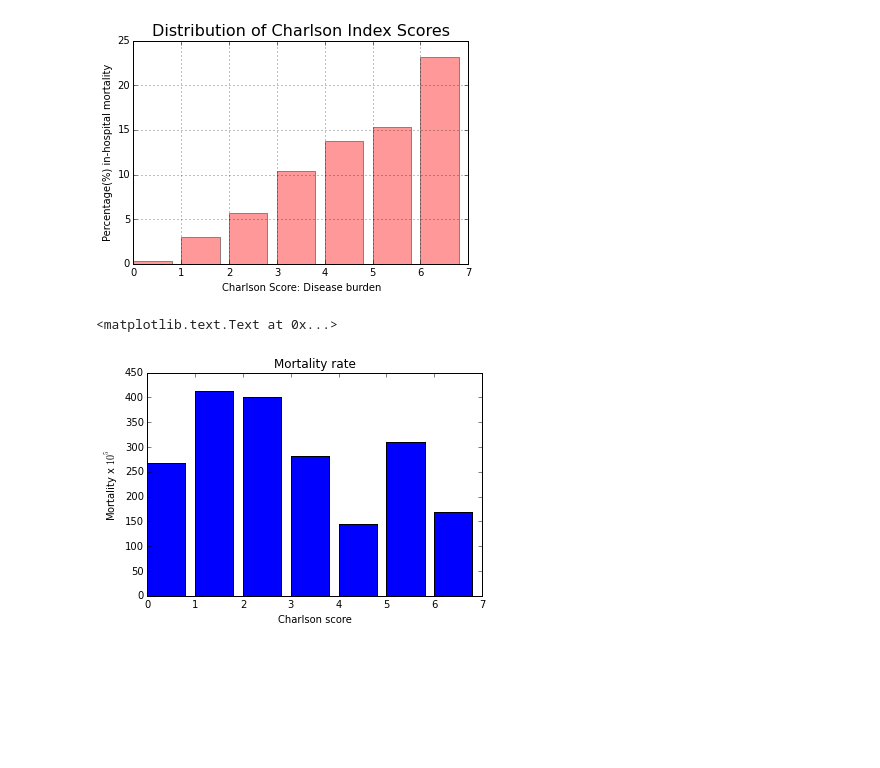
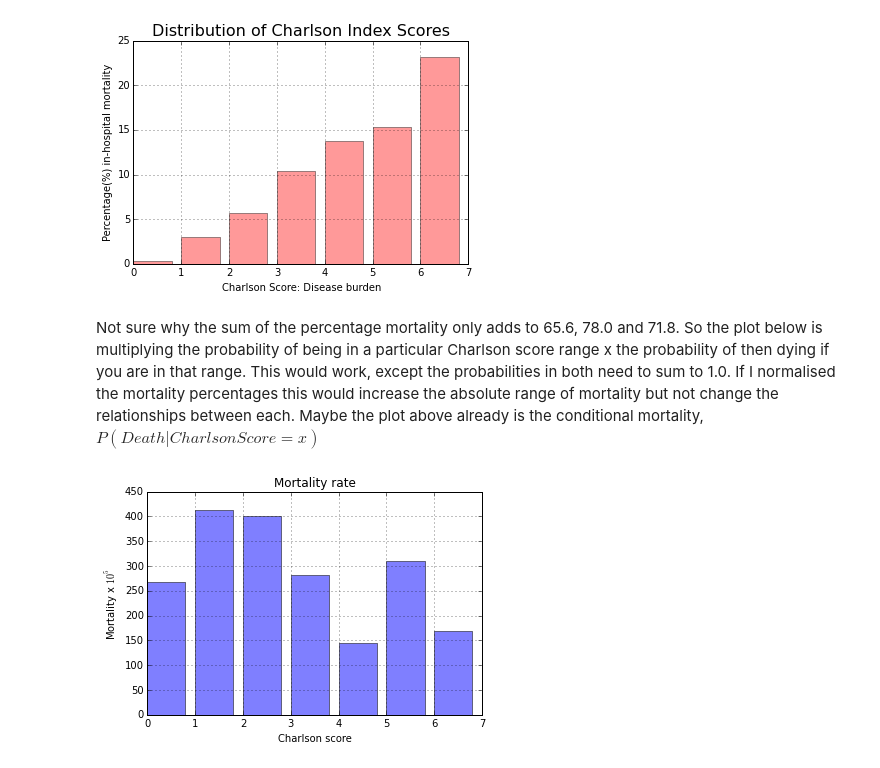
Before and after one commit to hillbs/Differential-Equations-and-Linear-Algebra, a Jupyter notebook: Survival analyses/Oz_Charlson_ICD10_mortality.ipynb, the cells around one changed output. Drawn from its saved outputs; the diff is of its cells as text; code cells hidden in the pictures; blank space fills up the shorter version.

```diff
--- a/Survival analyses/Oz_Charlson_ICD10_mortality.ipynb
+++ b/Survival analyses/Oz_Charlson_ICD10_mortality.ipynb
@@ -55,14 +55,15 @@ raw2,raw2.sum(axis=0)
         [ 21.10000038,  24.79999924,  23.60000038]], dtype=float32),
  array([ 65.59999847,  78.        ,  71.80000305], dtype=float32))
 [figure]
+# %% [markdown]
+Not sure why the sum of the percentage mortality only adds to 65.6, 78.0 and 71.8. So the plot below is multiplying the probability of being in a particular Charlson score range x the probability of then dying if you are in that range. This would work, except the probabilities in both need to sum to 1.0. If I normalised the mortality percentages this would increase the absolute range of mortality but not change the relationships between each. Maybe the plot above already is the conditional mortality, $P(Death| Charlson Score = x)$
 # %%
 mortality_rate = (raw.mean(axis=1).T/100*raw2.mean(axis=1)/100.)*1e5
 plt.bar(xrange(7),mortality_rate,
-        alpha)
+        alpha=.5)
 plt.title('Mortality rate')
 plt.xlabel('Charlson score')
 plt.ylabel('Mortality x $10^5$')
 plt.grid(True)
 # %% [output]
-<matplotlib.text.Text at 0x...>
-[figure, old version]
+[figure, new version]
```
